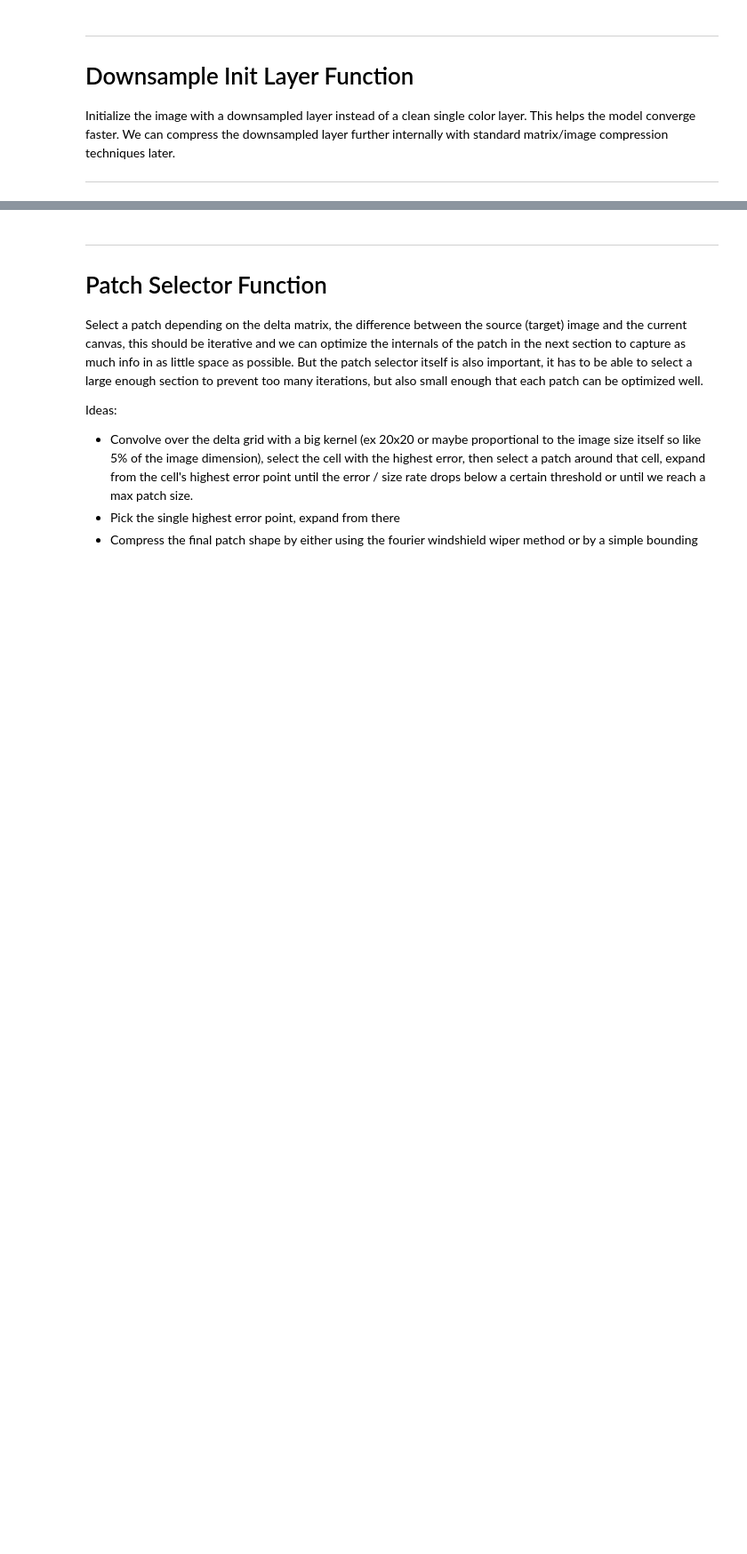
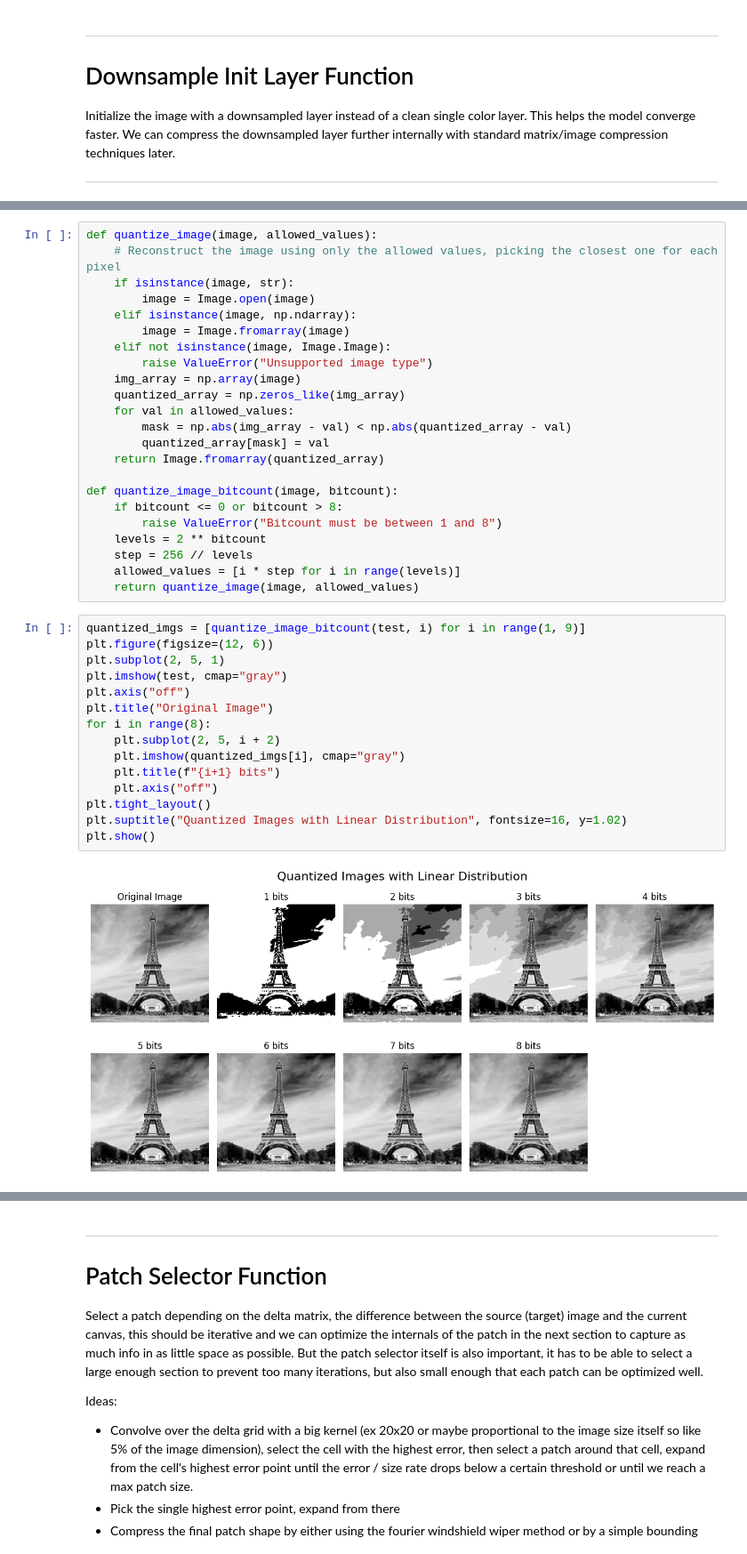
Before and after one commit to EgeEken/PBC, a Jupyter notebook: PBC3_DEV.ipynb, the cells around one changed output, grey strips where cells are left out. Shown at 89% size. Drawn from its saved outputs; the diff is of its cells as text; blank space fills up the shorter version.

```diff
--- a/PBC3_DEV.ipynb
+++ b/PBC3_DEV.ipynb
@@ -41,0 +96,40 @@ Initialize the image with a downsampled layer instead of a clean single color la
+# %%
+def quantize_image(image, allowed_values):
+    # Reconstruct the image using only the allowed values, picking the closest one for each pixel
+    if isinstance(image, str):
+        image = Image.open(image)
+    elif isinstance(image, np.ndarray):
+        image = Image.fromarray(image)
+    elif not isinstance(image, Image.Image):
+        raise ValueError("Unsupported image type")
+    img_array = np.array(image)
+    quantized_array = np.zeros_like(img_array)
+    for val in allowed_values:
+        mask = np.abs(img_array - val) < np.abs(quantized_array - val)
+        quantized_array[mask] = val
+    return Image.fromarray(quantized_array)
+
+def quantize_image_bitcount(image, bitcount):
+    if bitcount <= 0 or bitcount > 8:
+        raise ValueError("Bitcount must be between 1 and 8")
+    levels = 2 ** bitcount
+    step = 256 // levels
+    allowed_values = [i * step for i in range(levels)]
+    return quantize_image(image, allowed_values)
+# %%
+quantized_imgs = [quantize_image_bitcount(test, i) for i in range(1, 9)]
+plt.figure(figsize=(12, 6))
+plt.subplot(2, 5, 1)
+plt.imshow(test, cmap="gray")
+plt.axis("off")
+plt.title("Original Image")
+for i in range(8):
+    plt.subplot(2, 5, i + 2)
+    plt.imshow(quantized_imgs[i], cmap="gray")
+    plt.title(f"{i+1} bits")
+    plt.axis("off")
+plt.tight_layout()
+plt.suptitle("Quantized Images with Linear Distribution", fontsize=16, y=1.02)
+plt.show()
+# %% [output]
+[figure, added]
```
Also changed, not shown: parts of 7 cells of this notebook.
